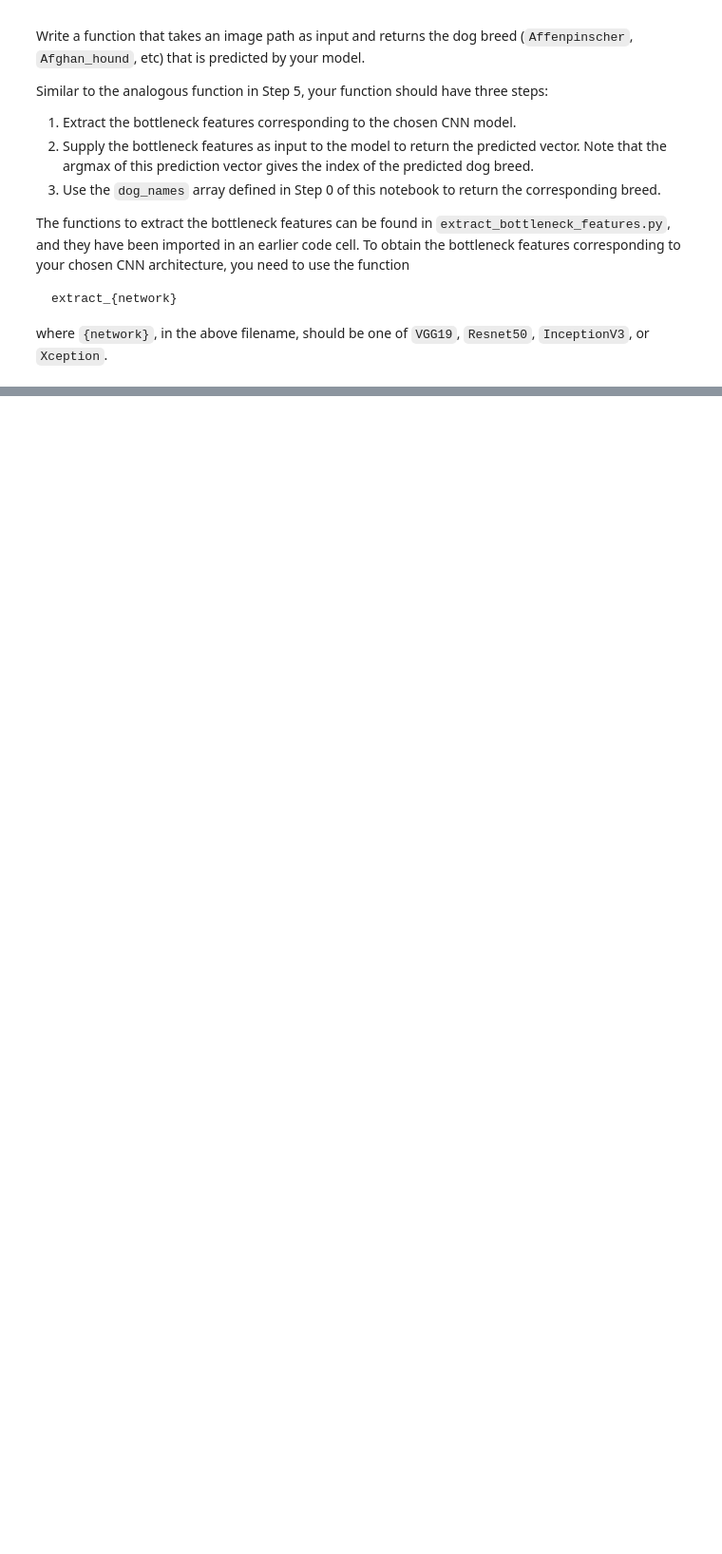
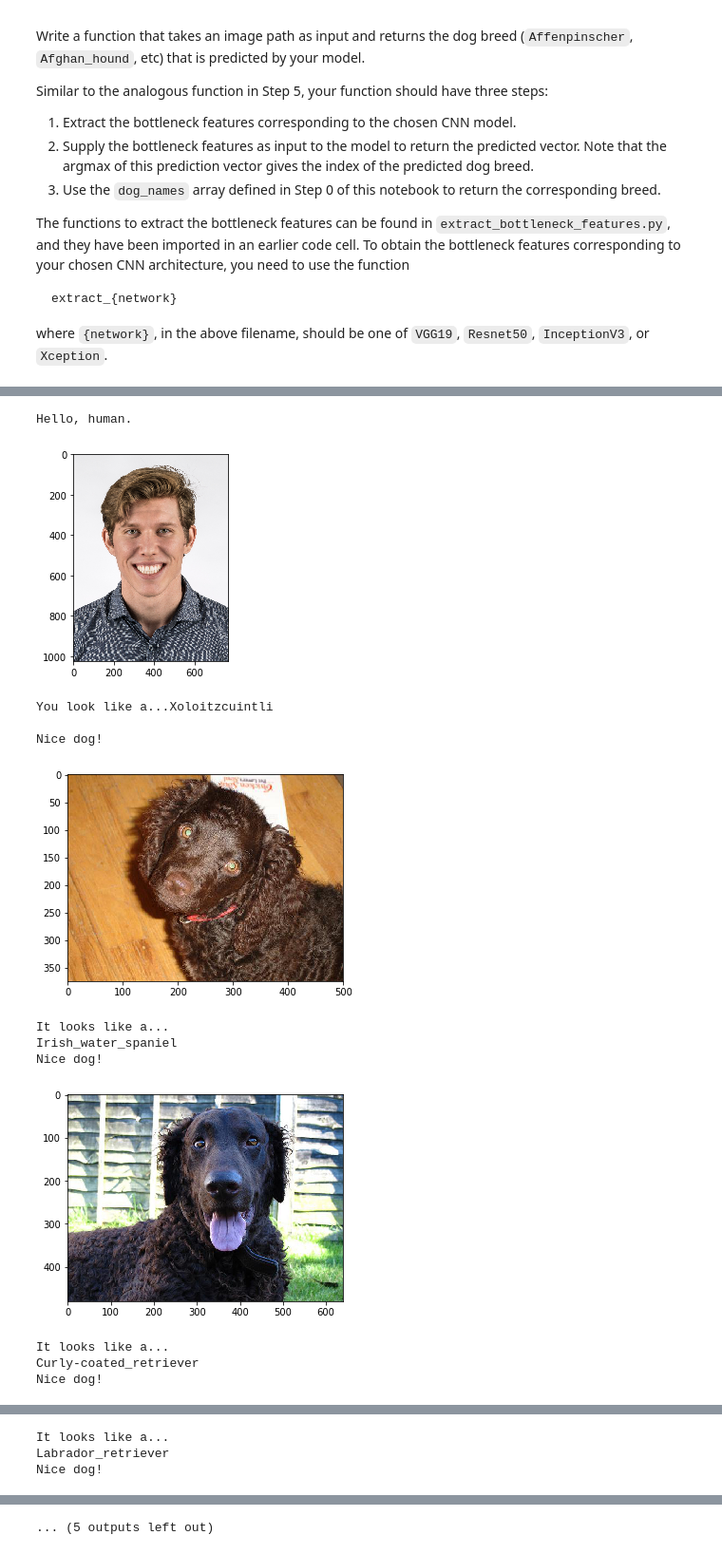
Before and after one commit to joshuajweldon/dog-project, a Jupyter notebook: dog_app.ipynb, the cells around one changed output, grey strips where cells are left out. Shown at 95% size. Drawn from its saved outputs; the diff is of its cells as text; code cells hidden in the pictures; blank space fills up the shorter version.

```diff
--- a/dog_app.ipynb
+++ b/dog_app.ipynb
@@ -388,10 +397,6 @@ model.add(Dropout(0.3))
 model.add(Flatten())
 model.add(Dense(500, activation='relu'))
 model.add(Dropout(0.3))
-model.add(Dense(500, activation='relu'))
-model.add(Dropout(0.3))
-model.add(Dense(500, activation='relu'))
-model.add(Dropout(0.3))
 model.add(Dense(133, activation='softmax'))
 
 model.summary()
@@ -640,6 +675,6 @@ checkpointer = ModelCheckpoint(filepath='saved_models/weights.best.ResNet50.hdf5
 
 model.fit(train_ResNet50, train_targets,
           validation_data=(valid_ResNet50, valid_targets),
-          epochs=20, batch_size=20, callbacks=[checkpointer], verbose=1)
+          epochs=10, batch_size=20, callbacks=[checkpointer], verbose=1)
 # %% [output]
 Train on 6680 samples, validate on 835 samples
@@ -734,7 +769,7 @@ import matplotlib.pyplot as plt
 
 def show_img(img_path):
     # load color (BGR) image
-    img = cv2.imread([img_path])
+    img = cv2.imread(img_path)
 
     # convert BGR image to RGB for plotting
     cv_rgb = cv2.cvtColor(img, cv2.COLOR_BGR2RGB)
@@ -749,7 +784,7 @@ def predict(img_path):
         show_img(img_path)
         breed = Resnet50_predict_breed(img_path)
         print("It looks like a...\n%s" % breed)
-    elif human_detector(img_path):
+    elif face_detector(img_path):
         print("Hello, human.")
         show_img(img_path)
         breed = Resnet50_predict_breed(img_path)
@@ -773,13 +817,27 @@ __Answer:__
 # %%
 ## TODO: Execute your algorithm from Step 6 on
 ## at least 6 images on your computer.
 ## Feel free to use as many code cells as needed.
 
 predict('images/HeadShot.JPG')
-predict('American_water_spaniel_00648.jpg')
-predict('Curly-coated_retriever_03896.jpg')
-predict('Labrador_retriever_06455.jpg')
-predict('Welsh_springer_spaniel_08203.jpg')
-predict('Brittany_02625.jpg')
-predict('Labrador_retriever_06449.jpg')
-predict('Labrador_retriever_06457.jpg')
+predict('images/American_water_spaniel_00648.jpg')
+predict('images/Curly-coated_retriever_03896.jpg')
+predict('images/Labrador_retriever_06455.jpg')
+predict('images/Welsh_springer_spaniel_08203.jpg')
+predict('images/Brittany_02625.jpg')
+predict('images/Labrador_retriever_06449.jpg')
+predict('images/Labrador_retriever_06457.jpg')
+# %% [output]
+Hello, human.
+[figure, added]
+You look like a...Xoloitzcuintli
+
+Nice dog!
+[figure, added]
+It looks like a...
+Irish_water_spaniel
+Nice dog!
+[figure, added]
+It looks like a...
+Curly-coated_retriever
+Nice dog!
@@ -785,0 +845,3 @@ predict('Labrador_retriever_06457.jpg')
+It looks like a...
+Labrador_retriever
+Nice dog!
@@ -785,0 +853 @@ predict('Labrador_retriever_06457.jpg')
+... (5 outputs left out)
```
Also changed, not shown: parts of 16 cells of this notebook.
